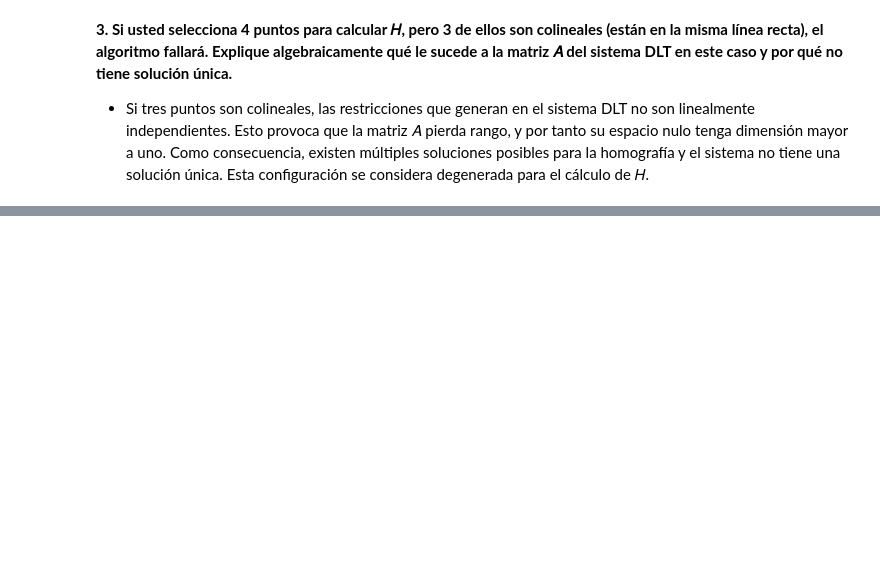
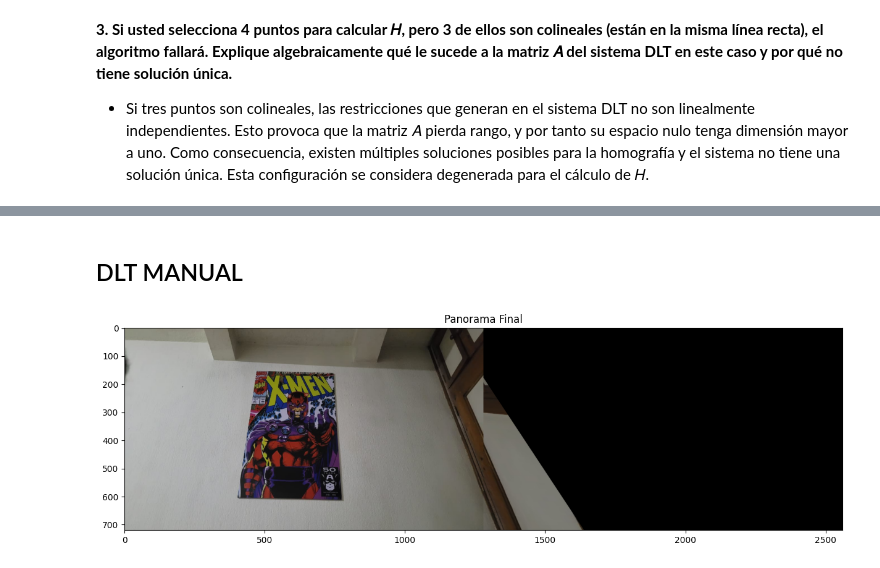
Before and after one commit to alee2602/LAB4-VPC, a Jupyter notebook: main.ipynb, the cells around one changed output, grey strips where cells are left out. Drawn from its saved outputs; the diff is of its cells as text; code cells hidden in the pictures; blank space fills up the shorter version.

```diff
--- a/main.ipynb
+++ b/main.ipynb
@@ -38,0 +81,2 @@ Link del repositorio: https://github.com/alee2602/LAB4-VPC
+# %% [markdown]
+## DLT MANUAL
@@ -38,0 +98,25 @@ Link del repositorio: https://github.com/alee2602/LAB4-VPC
+# %%
+def calcular_homografia_dlt(puntos_src, puntos_dst):
+
+    src_norm, T_src = normalizar_puntos(puntos_src)
+    dst_norm, T_dst = normalizar_puntos(puntos_dst)
+
+    A = []
+
+    for i in range(4):
+        x, y, _ = src_norm[i]
+        xp, yp, _ = dst_norm[i]
+
+        A.append([-x, -y, -1, 0, 0, 0, x*xp, y*xp, xp])
+        A.append([0, 0, 0, -x, -y, -1, x*yp, y*yp, yp])
+
+    A = np.array(A)
+
+    # SVD
+    U, S, Vt = np.linalg.svd(A)
+    H_norm = Vt[-1].reshape(3,3)
+
+    # Desnormalizar
+    H = np.linalg.inv(T_dst) @ H_norm @ T_src
+
+    return H / H[2,2]
@@ -38,0 +191,14 @@ Link del repositorio: https://github.com/alee2602/LAB4-VPC
+# %%
+H, inliers = ransac_homografia(matches, kp1, kp2)
+
+altura, ancho = img2.shape[:2]
+
+resultado = cv2.warpPerspective(img1, H, (ancho*2, altura))
+resultado[0:altura, 0:ancho] = img2
+
+plt.figure(figsize=(15,8))
+plt.imshow(cv2.cvtColor(resultado, cv2.COLOR_BGR2RGB))
+plt.title("Panorama Final")
+plt.show()
+# %% [output]
+[figure, added]
```
Also changed, not shown: parts of 13 cells of this notebook, 9 other files.
